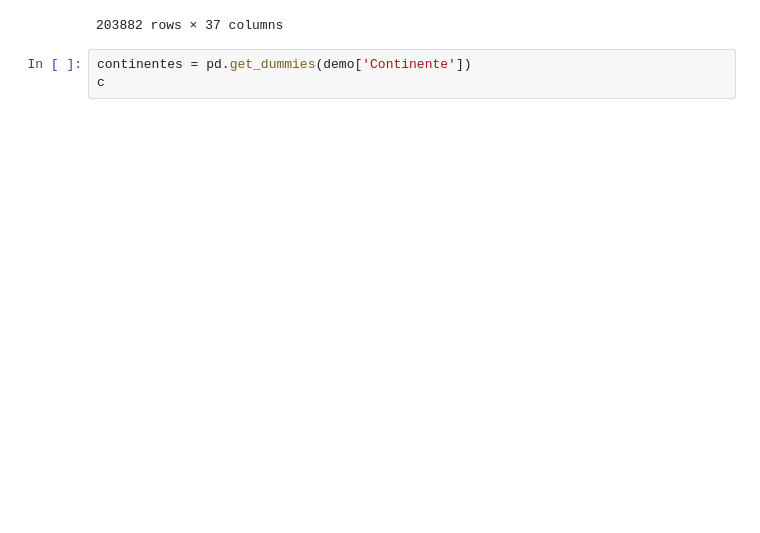
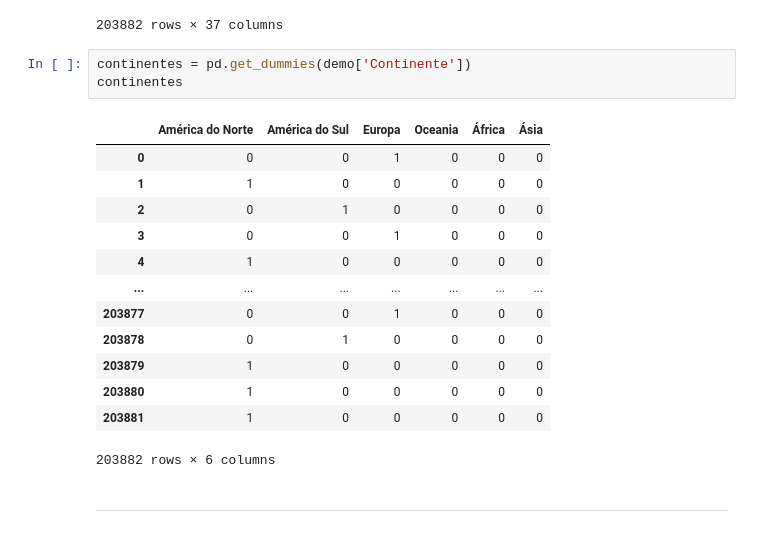
Before and after one commit to Jefferson170713/Data_Science, a Jupyter notebook: Estudo e análises/Analise de vendas do Youtube 01.ipynb, the cells around one changed output. Drawn from its saved outputs; the diff is of its cells as text; blank space fills up the shorter version.

```diff
--- a/Estudo e análises/Analise de vendas do Youtube.ipynb
+++ b/Estudo e análises/Analise de vendas do Youtube 01.ipynb
@@ -563,4 +568,20 @@ paises
 203882 rows × 37 columns
 # %%
 continentes = pd.get_dummies(demo['Continente'])
-c
+continentes
+# %% [output]
+|  | América do Norte | América do Sul | Europa | Oceania | África | Ásia |
+| 0 | 0 | 0 | 1 | 0 | 0 | 0 |
+| 1 | 1 | 0 | 0 | 0 | 0 | 0 |
+| 2 | 0 | 1 | 0 | 0 | 0 | 0 |
+| 3 | 0 | 0 | 1 | 0 | 0 | 0 |
+| 4 | 1 | 0 | 0 | 0 | 0 | 0 |
+| ... | ... | ... | ... | ... | ... | ... |
+| 203877 | 0 | 0 | 1 | 0 | 0 | 0 |
+| 203878 | 0 | 1 | 0 | 0 | 0 | 0 |
+| 203879 | 1 | 0 | 0 | 0 | 0 | 0 |
+| 203880 | 1 | 0 | 0 | 0 | 0 | 0 |
+| 203881 | 1 | 0 | 0 | 0 | 0 | 0 |
+203882 rows × 6 columns
+# %% [markdown]
+------------
```
Also changed, not shown: parts of 8 cells of this notebook, 1 other file.
